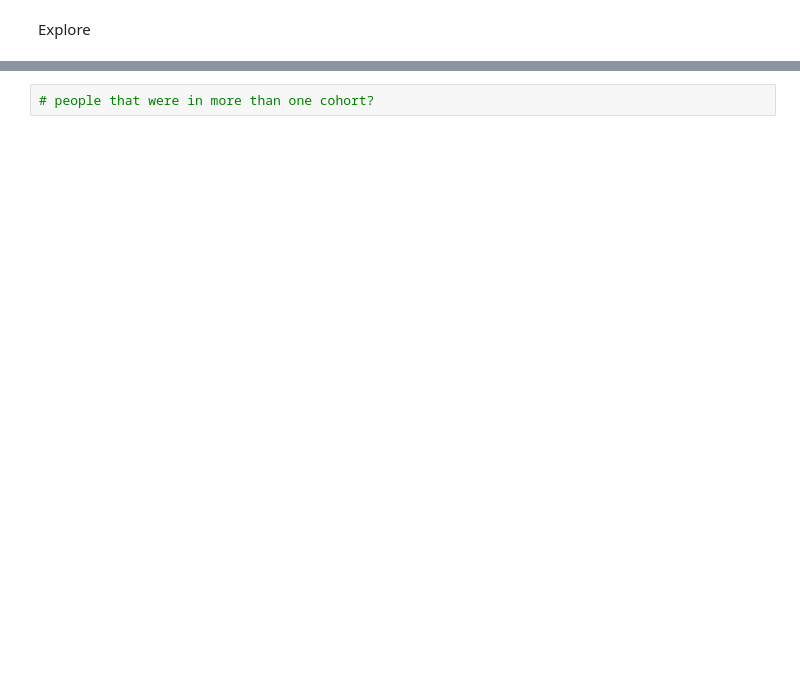
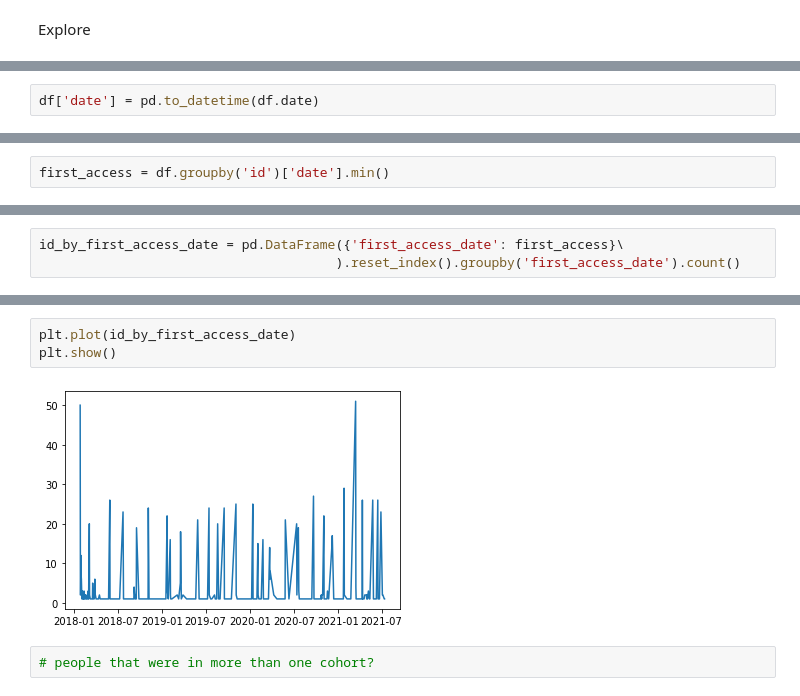
Before and after one commit to CodeupClassroom/innis-anomaly-detection, a Jupyter notebook: AD_DBSCAB.ipynb, the cells around one changed output, grey strips where cells are left out. Cells and saved outputs as stored; diff of their text form; blank space fills up the shorter version.

```diff
--- a/AD_DBSCAB.ipynb
+++ b/AD_DBSCAB.ipynb
@@ -44,0 +89,2 @@ first_access =
+# %%
+df['date'] = pd.to_datetime(df.date)
@@ -45,2 +100,4 @@ first_access =
+# %%
+first_access = df.groupby('id')['date'].min()
 # %%
 first_access
@@ -49,2 +118,5 @@ id_by_first_access_date =
+# %%
+id_by_first_access_date = pd.DataFrame({'first_access_date': first_access}\
+                                      ).reset_index().groupby('first_access_date').count()
 # %%
 id_by_first_access_date
@@ -51,2 +149,7 @@ id_by_first_access_date
+# %%
+plt.plot(id_by_first_access_date)
+plt.show()
+# %% [output]
+[figure, added]
 # %%
 # people that were in more than one cohort?
```
Also changed, not shown: parts of 41 cells of this notebook.
